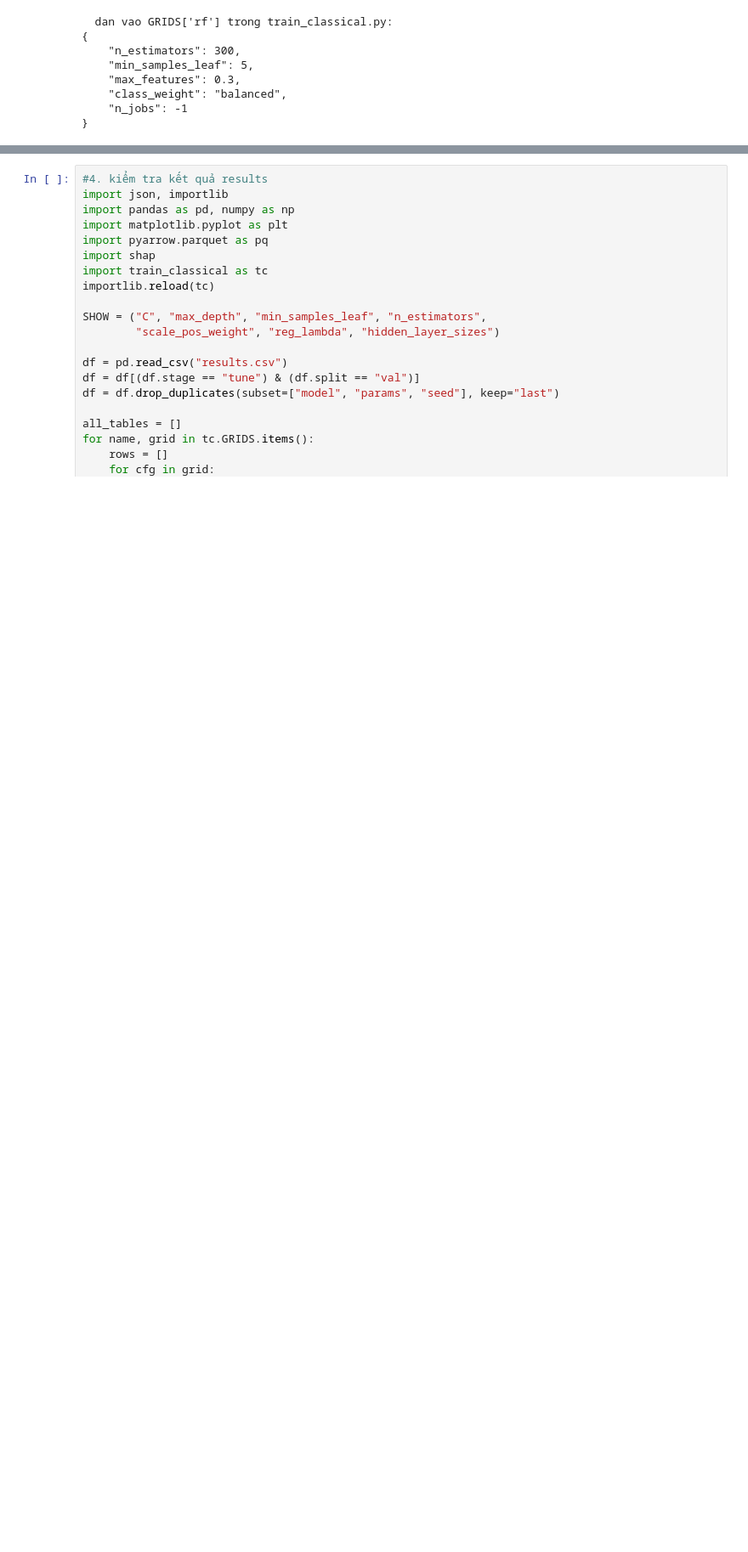
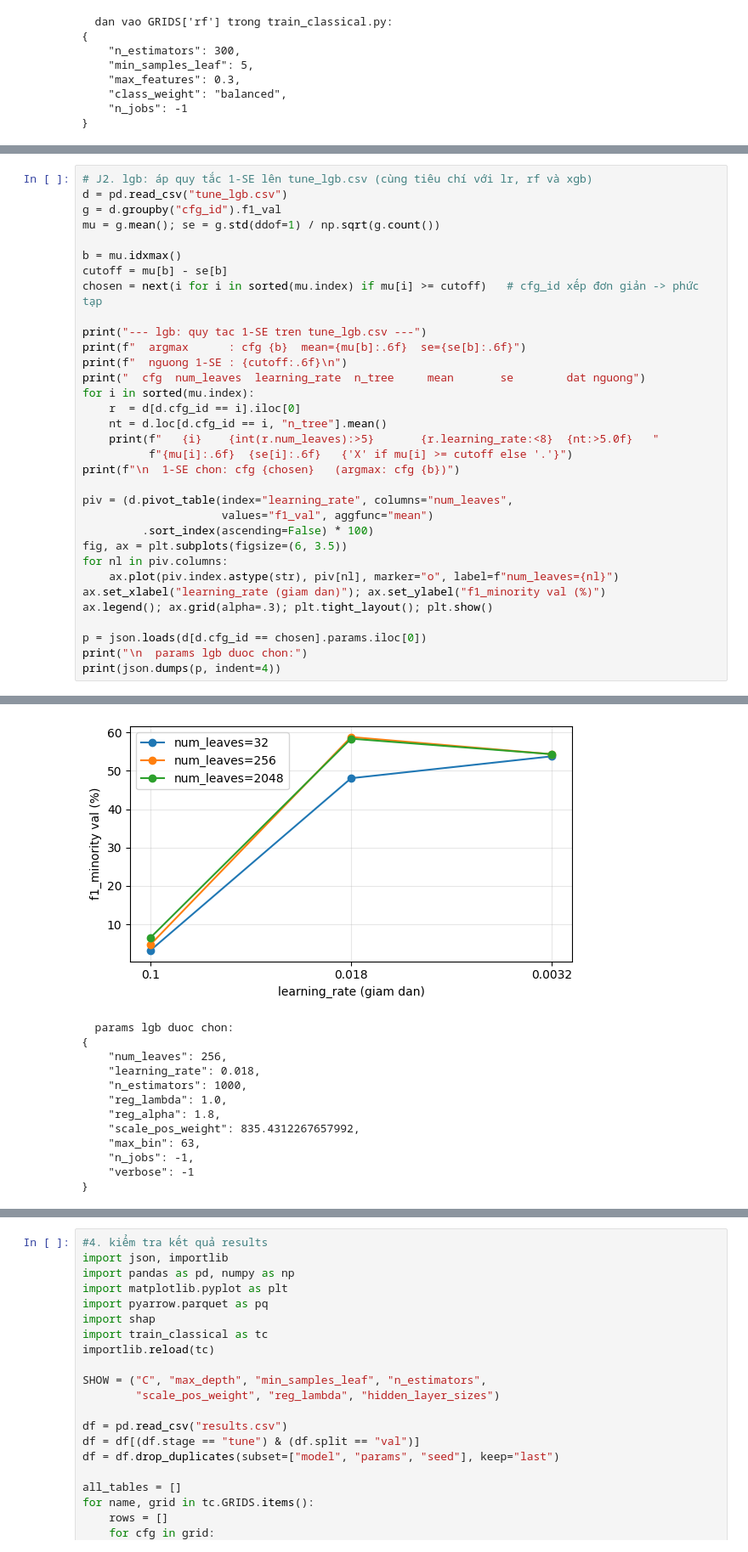
Before and after one commit to Tyler3743/fraud_detection, a Jupyter notebook: analysis_1.ipynb, the cells around one changed output, grey strips where cells are left out. Shown at 85% size. Saved outputs shown, nothing was run; the diff lists cells and outputs as text; blank space fills up the shorter version.

Commit message:
tune train

```diff
--- a/analysis_1.ipynb
+++ b/analysis_1.ipynb
@@ -790,0 +815,34 @@ print(json.dumps(p, indent=4))
+# %%
+# J2. lgb: áp quy tắc 1-SE lên tune_lgb.csv (cùng tiêu chí với lr, rf và xgb)
+d = pd.read_csv("tune_lgb.csv")
+g = d.groupby("cfg_id").f1_val
+mu = g.mean(); se = g.std(ddof=1) / np.sqrt(g.count())
+
+b = mu.idxmax()
+cutoff = mu[b] - se[b]
+chosen = next(i for i in sorted(mu.index) if mu[i] >= cutoff)   # cfg_id xếp đơn giản -> phức tạp
+
+print("--- lgb: quy tac 1-SE tren tune_lgb.csv ---")
+print(f"  argmax      : cfg {b}  mean={mu[b]:.6f}  se={se[b]:.6f}")
+print(f"  nguong 1-SE : {cutoff:.6f}\n")
+print("  cfg  num_leaves  learning_rate  n_tree     mean       se        dat nguong")
+for i in sorted(mu.index):
+    r  = d[d.cfg_id == i].iloc[0]
+    nt = d.loc[d.cfg_id == i, "n_tree"].mean()
+    print(f"   {i}    {int(r.num_leaves):>5}       {r.learning_rate:<8}  {nt:>5.0f}   "
+          f"{mu[i]:.6f}  {se[i]:.6f}   {'X' if mu[i] >= cutoff else '.'}")
+print(f"\n  1-SE chon: cfg {chosen}   (argmax: cfg {b})")
+
+piv = (d.pivot_table(index="learning_rate", columns="num_leaves",
+                     values="f1_val", aggfunc="mean")
+         .sort_index(ascending=False) * 100)
+fig, ax = plt.subplots(figsize=(6, 3.5))
+for nl in piv.columns:
+    ax.plot(piv.index.astype(str), piv[nl], marker="o", label=f"num_leaves={nl}")
+ax.set_xlabel("learning_rate (giam dan)"); ax.set_ylabel("f1_minority val (%)")
+ax.legend(); ax.grid(alpha=.3); plt.tight_layout(); plt.show()
+
+p = json.loads(d[d.cfg_id == chosen].params.iloc[0])
+print("\n  params lgb duoc chon:")
+print(json.dumps(p, indent=4))
+# %% [output]
@@ -790,0 +865,13 @@ print(json.dumps(p, indent=4))
+[figure, added]
+  params lgb duoc chon:
+{
+    "num_leaves": 256,
+    "learning_rate": 0.018,
+    "n_estimators": 1000,
+    "reg_lambda": 1.0,
+    "reg_alpha": 1.8,
+    "scale_pos_weight": 835.4312267657992,
+    "max_bin": 63,
+    "n_jobs": -1,
+    "verbose": -1
+}
```
Also changed, not shown: parts of 7 cells of this notebook, 2 other files.
